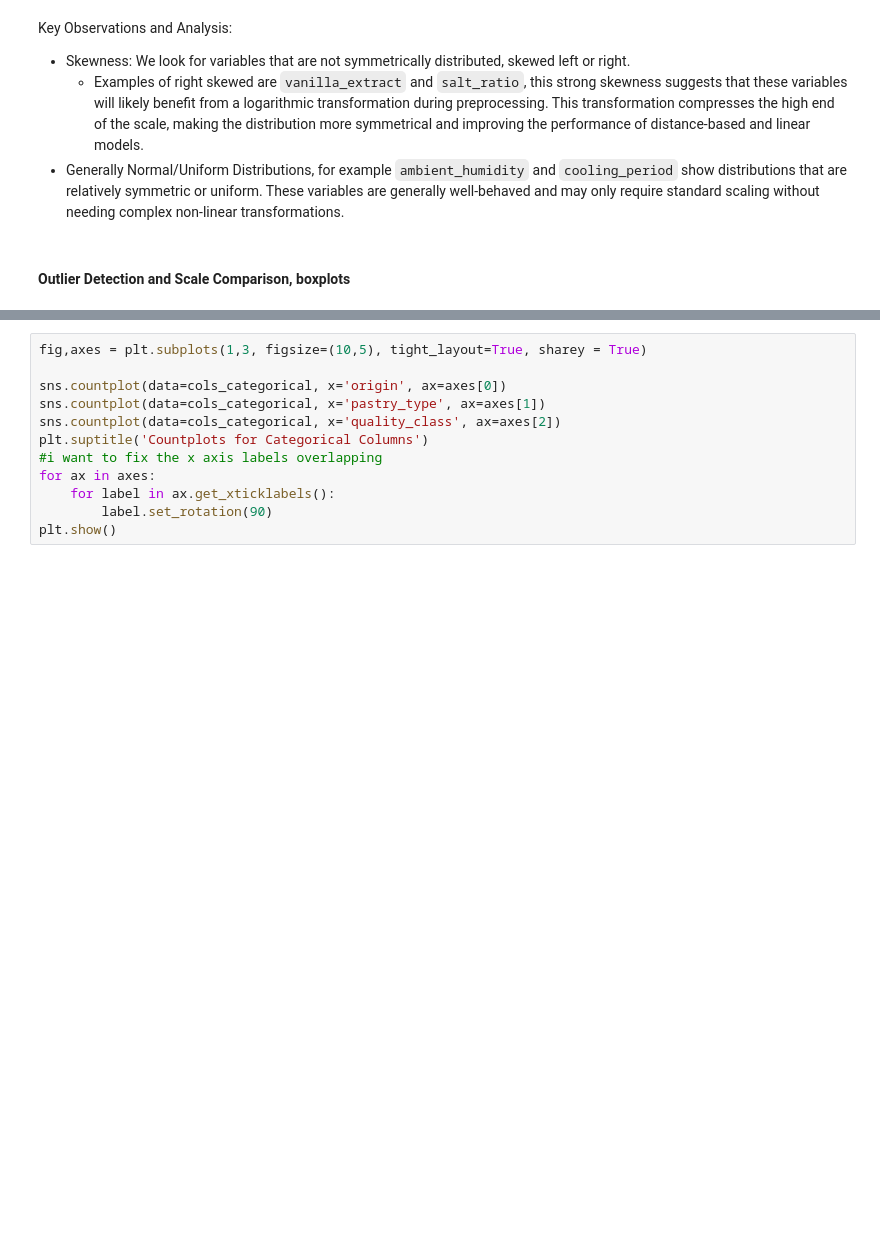
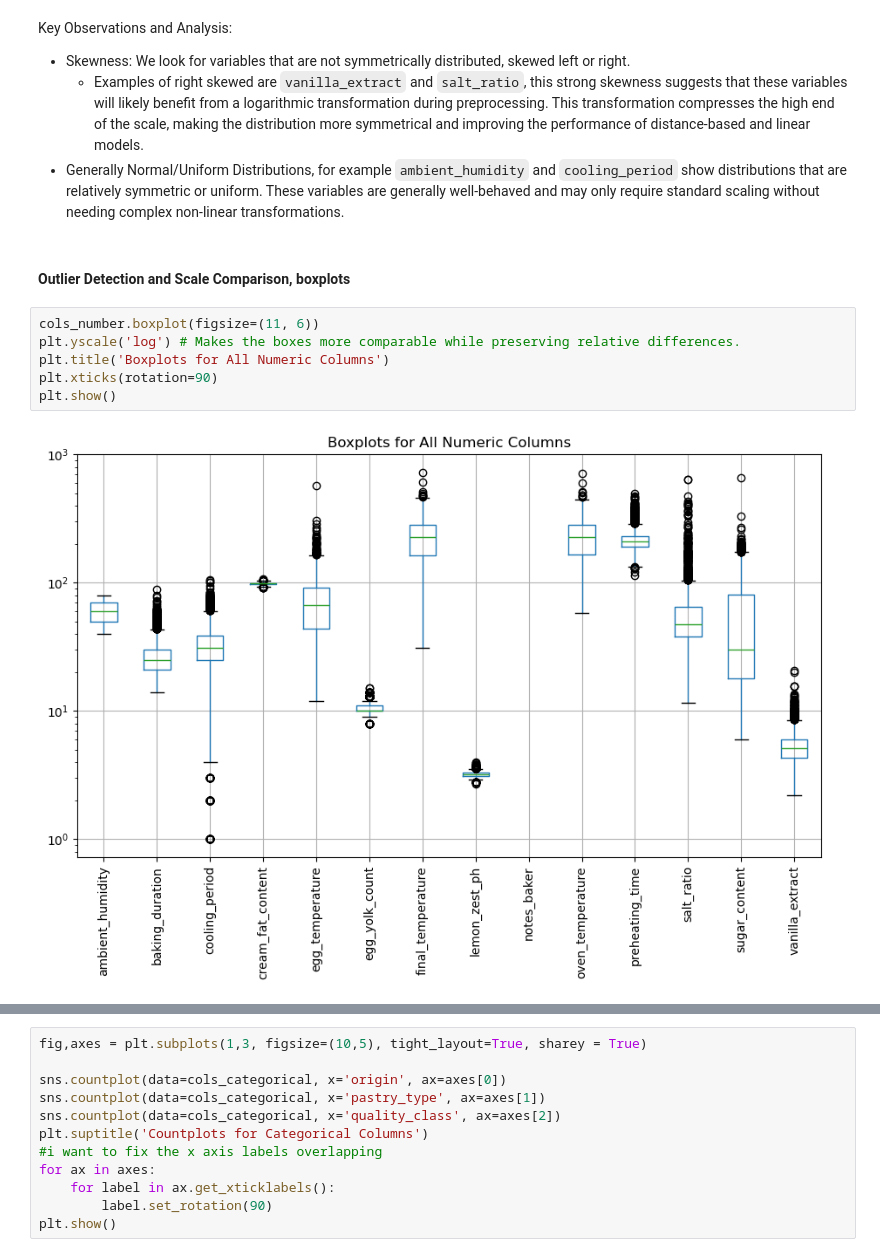
Before and after one commit to afonsolince06/Machine_Learning_Project, a Jupyter notebook: notebook1_f.ipynb, the cells around one changed output, grey strips where cells are left out. Saved outputs shown, nothing was run; the diff lists cells and outputs as text; blank space fills up the shorter version.

```diff
--- a/notebook1_f.ipynb
+++ b/notebook1_f.ipynb
@@ -189,3 +241,11 @@ Key Observations and Analysis:
 - Generally Normal/Uniform Distributions, for example `ambient_humidity` and `cooling_period` show distributions that are relatively symmetric or uniform. These variables are generally well-behaved and may only require standard scaling without needing complex non-linear transformations.
 # %% [markdown]
 #### Outlier Detection and Scale Comparison, boxplots
+# %%
+cols_number.boxplot(figsize=(11, 6))
+plt.yscale('log') # Makes the boxes more comparable while preserving relative differences.
+plt.title('Boxplots for All Numeric Columns')
+plt.xticks(rotation=90)
+plt.show()
+# %% [output]
+[figure, added]
```
Also changed, not shown: parts of 10 cells of this notebook.
